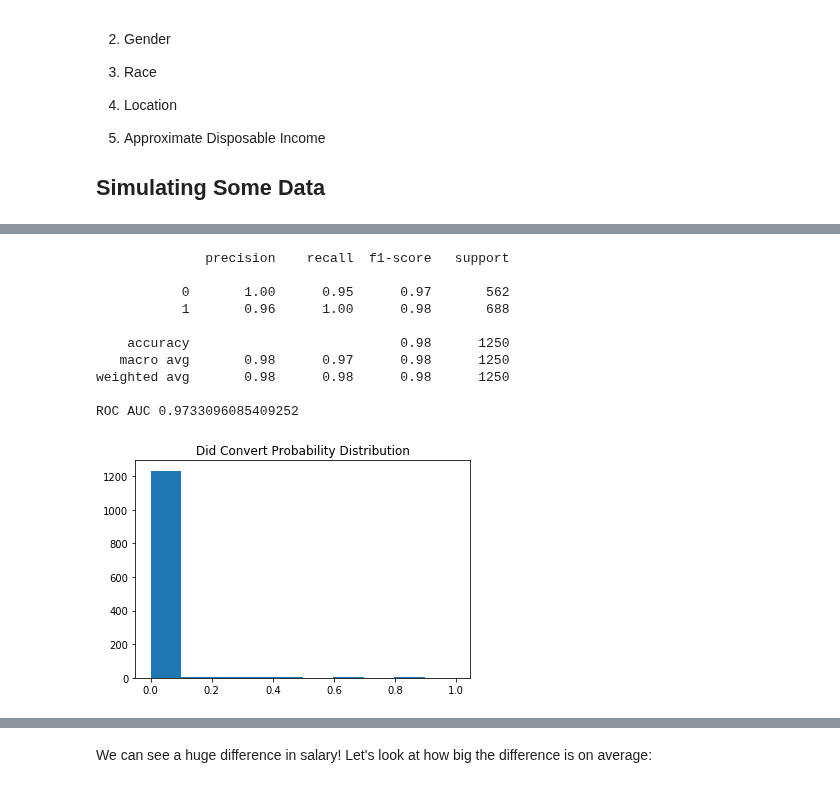
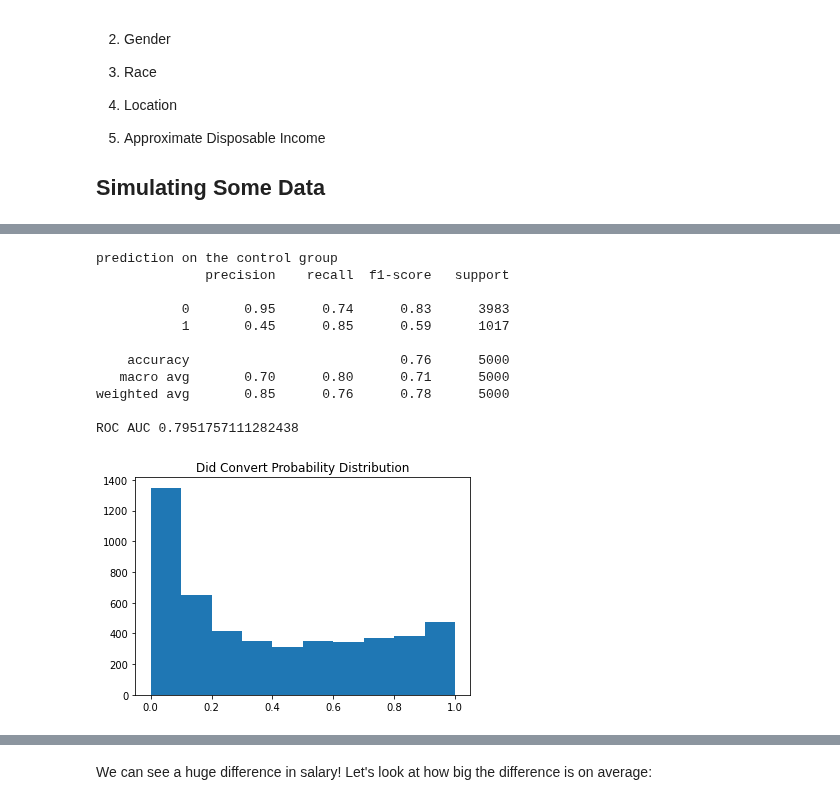
Before and after one commit to EricSchles/datascience_book, a Jupyter notebook: Applying Classification - 05.ipynb, the cells around one changed output, grey strips where cells are left out. Saved outputs shown, nothing was run; the diff lists cells and outputs as text; code cells hidden in the pictures.

```diff
--- a/Applying Classification - 05.ipynb
+++ b/Applying Classification - 05.ipynb
@@ -74,7 +74,7 @@ def converted_score(x):
     return disposable_income_alpha * x["disposable_income"] + age_alpha * x["age"]
 
 def decision_boundary(result):
-    if result > 25000:
+    if result > 95000:
         return 1
     else:
         return 0
@@ -118,7 +118,8 @@ control_salary_variance = 2000
 
 test_df = generate_data(size, test_salary_mean, test_salary_variance)
 control_df = generate_data(size, control_salary_mean, test_salary_variance)
-
-print(test_df["converted"].value_counts())
-print(control_df["converted"].value_counts())
+original_df = generate_data(size*2, control_salary_mean, test_salary_variance)
+print(test_df["converted"].value_counts()/len(test_df))
+print(control_df["converted"].value_counts()/len(control_df))
+print(original_df["converted"].value_counts()/len(original_df))
 # %% [output]
@@ -148,39 +184,48 @@ Here's where things get different! The next step is now to model our test and co
 # %%
 from sklearn.linear_model import LogisticRegression
+from sklearn.discriminant_analysis import LinearDiscriminantAnalysis
+from sklearn.tree import DecisionTreeClassifier
 from sklearn.model_selection import train_test_split
 from sklearn.metrics import classification_report, roc_auc_score
 import matplotlib.pyplot as plt
 import numpy as np
 
-augmented_df = test_df.copy()
-augmented_y = augmented_df["converted"]
-cols = augmented_df.columns.tolist()
-cols.remove("converted")
-augmented_X = augmented_df[cols]
+def get_xy(df):
+    y = df["converted"]
+    cols = df.columns.tolist()
+    cols.remove("converted")
+    X = df[cols]
+    return X, y
 
-X_train, X_test, y_train, y_test = train_test_split(
-    augmented_X, augmented_y
+X_original, y_original = get_xy(original_df)
+X_control, y_control = get_xy(control_df)
+X_test, y_test = get_xy(test_df)
+
+X_train, X_val, y_train, y_val = train_test_split(
+    X_original, y_original, test_size=0.5
 )
-test_clf = LogisticRegression(
+clf = LogisticRegression(
     max_iter=1000, class_weight="balanced",
-    C=100, penalty="l2", solver="liblinear"
+    C=100, penalty="l2"
 )
-test_clf.fit(X_train, y_train)
-y_pred = test_clf.predict(X_test)
-print(classification_report(y_test, y_pred))
-print("ROC AUC", roc_auc_score(y_test, y_pred))
-plt.hist(clf.predict_proba(X_test).T[1])
+clf.fit(X_train, y_train)
+y_pred = clf.predict(X_val)
+print("prediction on the control group")
+print(classification_report(y_val, y_pred))
+print("ROC AUC", roc_auc_score(y_val, y_pred))
+plt.hist(clf.predict_proba(X_val).T[1])
 plt.title('Did Convert Probability Distribution')
 plt.show()
 # %% [output]
+prediction on the control group
               precision    recall  f1-score   support
 
-           0       1.00      0.95      0.97       562
-           1       0.96      1.00      0.98       688
+           0       0.95      0.74      0.83      3983
+           1       0.45      0.85      0.59      1017
 
-    accuracy                           0.98      1250
-   macro avg       0.98      0.97      0.98      1250
-weighted avg       0.98      0.98      0.98      1250
+    accuracy                           0.76      5000
+   macro avg       0.70      0.80      0.71      5000
+weighted avg       0.85      0.76      0.78      5000
 
-ROC AUC 0.9733096085409252
+ROC AUC 0.7951757111282438
-[figure, old version]
+[figure, new version]
```
Also changed, not shown: parts of 41 cells of this notebook.
